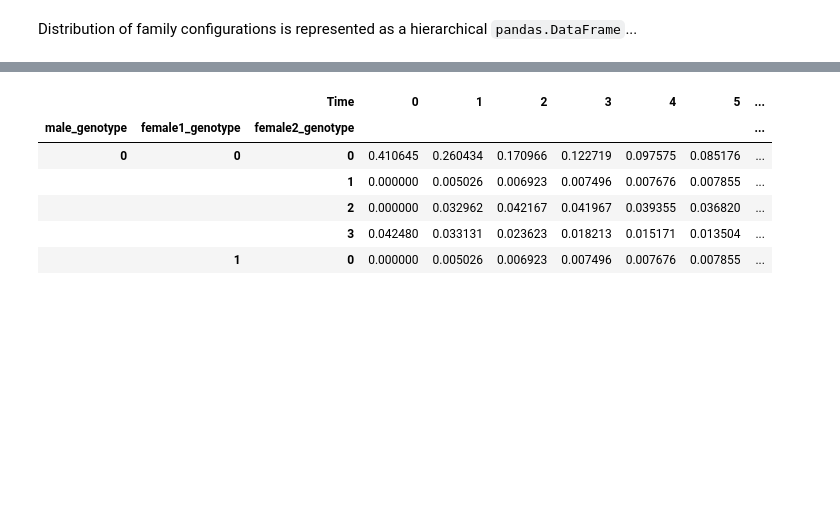
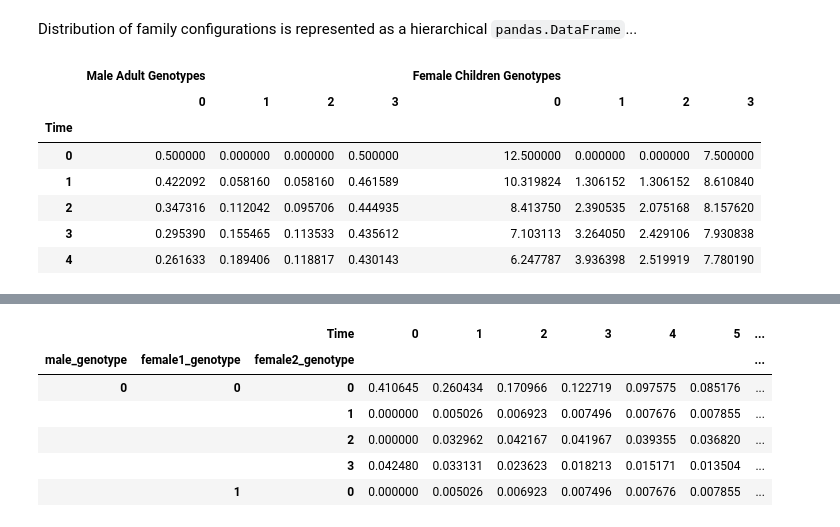
Before and after one commit to davidrpugh/population-ecology-approach, a Jupyter notebook: src/tutorial.ipynb, the cells around one changed output, grey strips where cells are left out. Cells and saved outputs as stored; diff of their text form; code cells hidden in the pictures; blank space fills up the shorter version.

```diff
--- a/src/tutorial.ipynb
+++ b/src/tutorial.ipynb
@@ -254,0 +255,11 @@ traj = wright_bergstrom_simulation.simulate(rtol=1e-6)
+# %%
+df.head()
+# %% [output]
+|  | Male Adult Genotypes |  |  |  | Female Children Genotypes |  |  |  |
+|  | 0 | 1 | 2 | 3 | 0 | 1 | 2 | 3 |
+| Time |  |  |  |  |  |  |  |  |
+| 0 | 0.500000 | 0.000000 | 0.000000 | 0.500000 | 12.500000 | 0.000000 | 0.000000 | 7.500000 |
+| 1 | 0.422092 | 0.058160 | 0.058160 | 0.461589 | 10.319824 | 1.306152 | 1.306152 | 8.610840 |
+| 2 | 0.347316 | 0.112042 | 0.095706 | 0.444935 | 8.413750 | 2.390535 | 2.075168 | 8.157620 |
+| 3 | 0.295390 | 0.155465 | 0.113533 | 0.435612 | 7.103113 | 3.264050 | 2.429106 | 7.930838 |
+| 4 | 0.261633 | 0.189406 | 0.118817 | 0.430143 | 6.247787 | 3.936398 | 2.519919 | 7.780190 |
```
Also changed, not shown: parts of 8 cells of this notebook, 1 other file.
